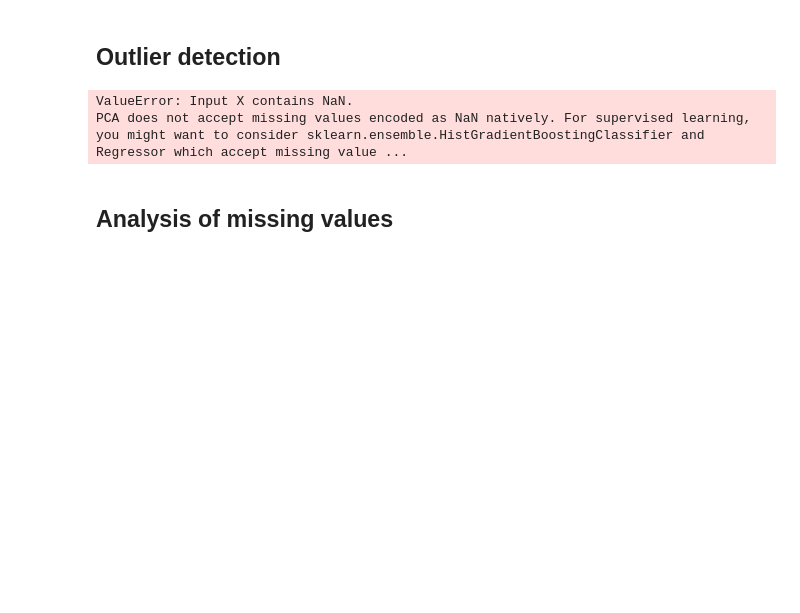
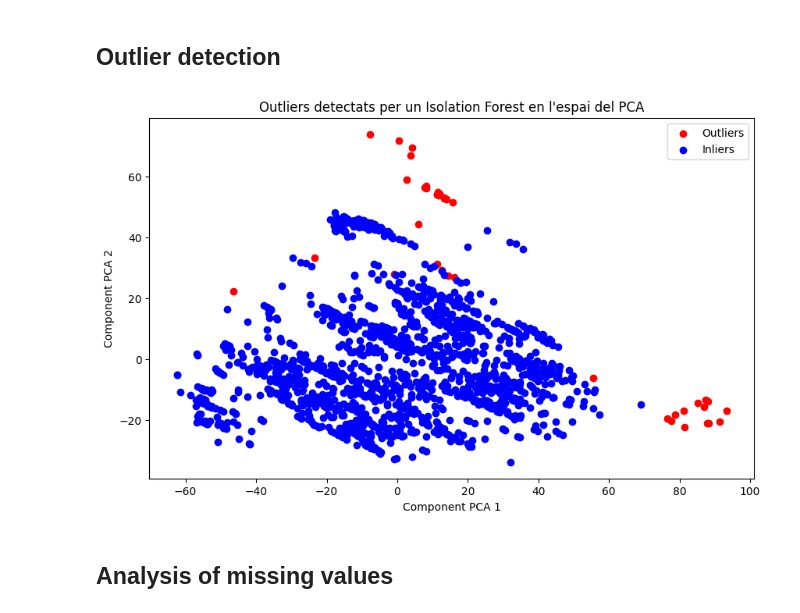
Before and after one commit to adraco007/Pollution_Health_BCN, a Jupyter notebook: EDA_preprocess.ipynb, the cells around one changed output. Saved outputs shown, nothing was run; the diff lists cells and outputs as text; code cells hidden in the pictures; blank space fills up the shorter version.

```diff
--- a/EDA_preprocess.ipynb
+++ b/EDA_preprocess.ipynb
@@ -184,38 +184,39 @@ covid_public_trans     6.215820     2.0  3.084348  0.045913
 Residual            2863.710606  2842.0       NaN       NaN
 # %% [markdown]
 ## Outlier detection
+# %%
+no_na_df = df.dropna()
 # %%
 from sklearn.decomposition import PCA
 
-num_cols = df.select_dtypes(include='number').columns
+num_cols = no_na_df.select_dtypes(include='number').columns
 
 pca = PCA(n_components=2)
-pca_features = pca.fit_transform(df[num_cols])
-df['PCA Component 1'] = pca_features[:, 0]
-df['PCA Component 2'] = pca_features[:, 1]
+pca_features = pca.fit_transform(no_na_df[num_cols])
+no_na_df['PCA Component 1'] = pca_features[:, 0]
+no_na_df['PCA Component 2'] = pca_features[:, 1]
-# %% [output]
-ValueError: Input X contains NaN.
-PCA does not accept missing values encoded as NaN natively. For supervised learning, you might want to consider sklearn.ensemble.HistGradientBoostingClassifier and Regressor which accept missing value ...
 # %%
 from sklearn.ensemble import IsolationForest
 
-num_cols = df.select_dtypes(include='number').columns
+num_cols = no_na_df.select_dtypes(include='number').columns
 
 #Isolation Forest per detectar outliers
 isolation_forest = IsolationForest(contamination=0.025, random_state=42)
-outlier_labels = isolation_forest.fit_predict(df[num_cols])
-df['Outlier'] = outlier_labels
+outlier_labels = isolation_forest.fit_predict(no_na_df[num_cols])
+no_na_df['Outlier'] = outlier_labels
 
 #Visualitzem al mateidf PCA
 plt.figure(figsize=(10, 6))
-plt.scatter(df[df['Outlier'] == -1]['PCA Component 1'],
-            df[df['Outlier'] == -1]['PCA Component 2'],
+plt.scatter(no_na_df[no_na_df['Outlier'] == -1]['PCA Component 1'],
+            no_na_df[no_na_df['Outlier'] == -1]['PCA Component 2'],
             color='red', label='Outliers')
-plt.scatter(df[df['Outlier'] == 1]['PCA Component 1'],
-            df[df['Outlier'] == 1]['PCA Component 2'],
+plt.scatter(no_na_df[no_na_df['Outlier'] == 1]['PCA Component 1'],
+            no_na_df[no_na_df['Outlier'] == 1]['PCA Component 2'],
             color='blue', label='Inliers')
 plt.xlabel('Component PCA 1')
 plt.ylabel('Component PCA 2')
 plt.title("Outliers detectats per un Isolation Forest en l'espai del PCA")
 plt.legend()
 plt.show()
+# %% [output]
+[figure, added]
```
Also changed, not shown: parts of 6 cells of this notebook.
